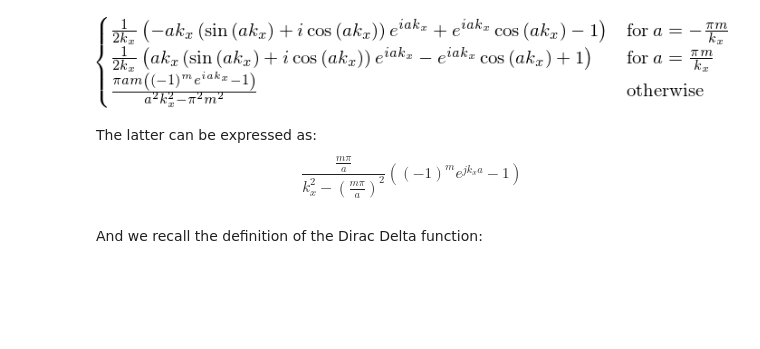
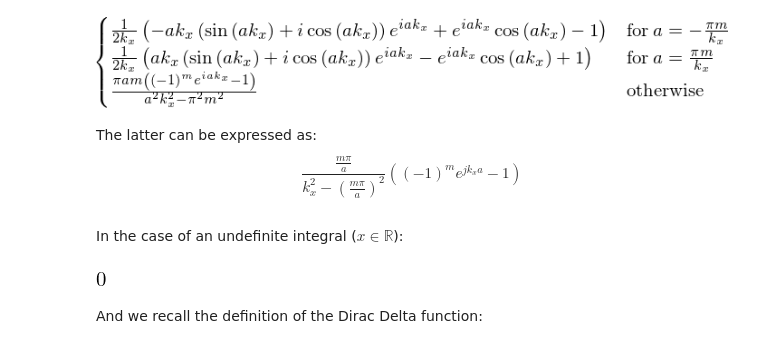
Before and after one commit to Hash--/documents, a Jupyter notebook: notebooks/TP Master Fusion/LH-Hands-on-mode-converter.ipynb, the cells around one changed output. Saved outputs shown, nothing was run; the diff lists cells and outputs as text; code cells hidden in the pictures; blank space fills up the shorter version.

```diff
--- a/notebooks/TP Master Fusion/LH-Hands-on-mode-converter.ipynb
+++ b/notebooks/TP Master Fusion/LH-Hands-on-mode-converter.ipynb
@@ -778,6 +756,13 @@ $$
 (-1)^m e^{j k_x a} -1
 \right)
 $$
+# %% [markdown]
+In the case of an undefinite integral ($x\in\mathbb{R}$):
+# %%
+# Unfortunately, SymPy does not know how to compute the FT of a sinus :
+s.fourier_transform(s.sin(m_*pi/a_*x_),x_, k_x_, noconds=True)
+# %% [output]
+[figure, added]
 # %% [markdown]
 And we recall the definition of the Dirac Delta function:
 # %% [markdown]
```
Also changed, not shown: parts of 12 cells of this notebook, 1 other file.
